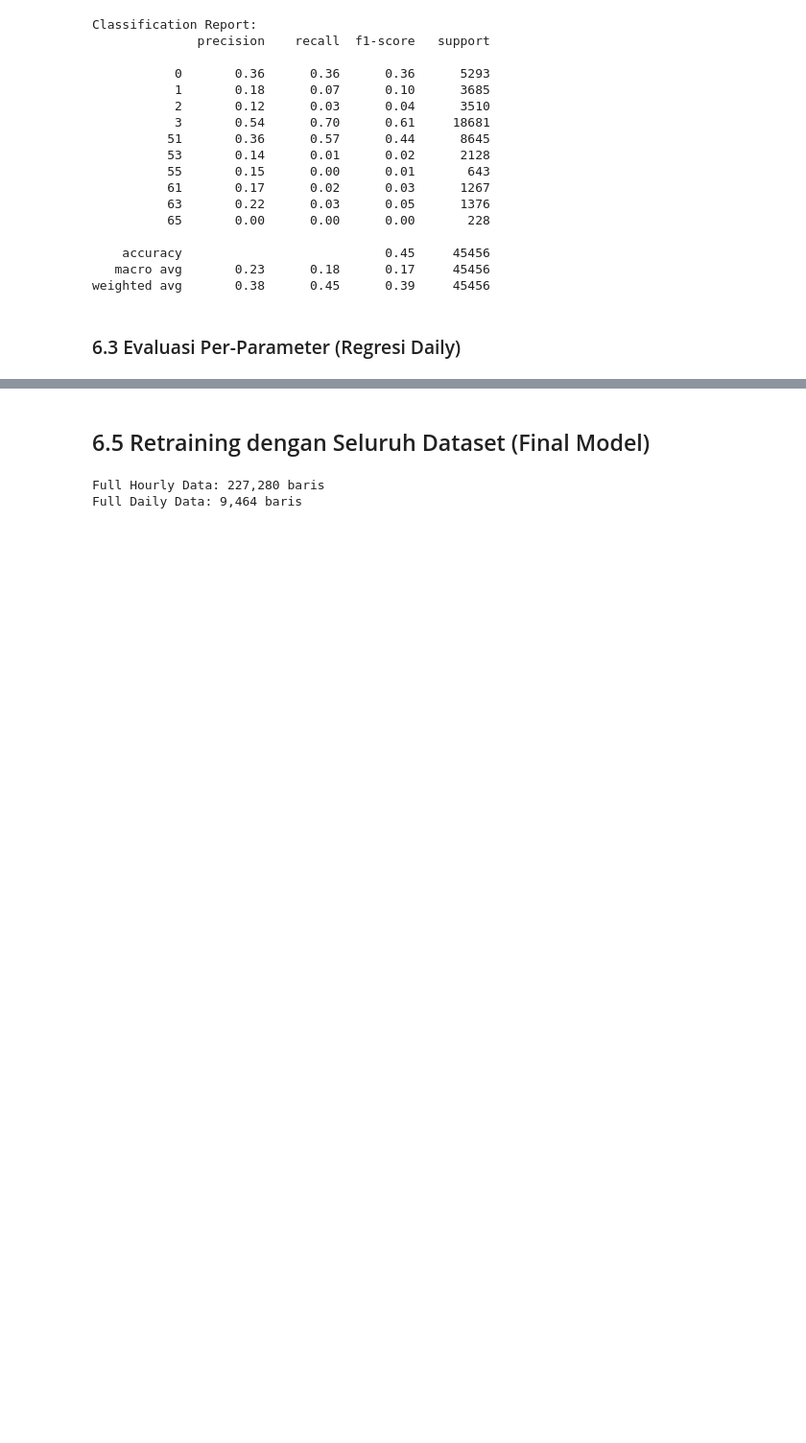
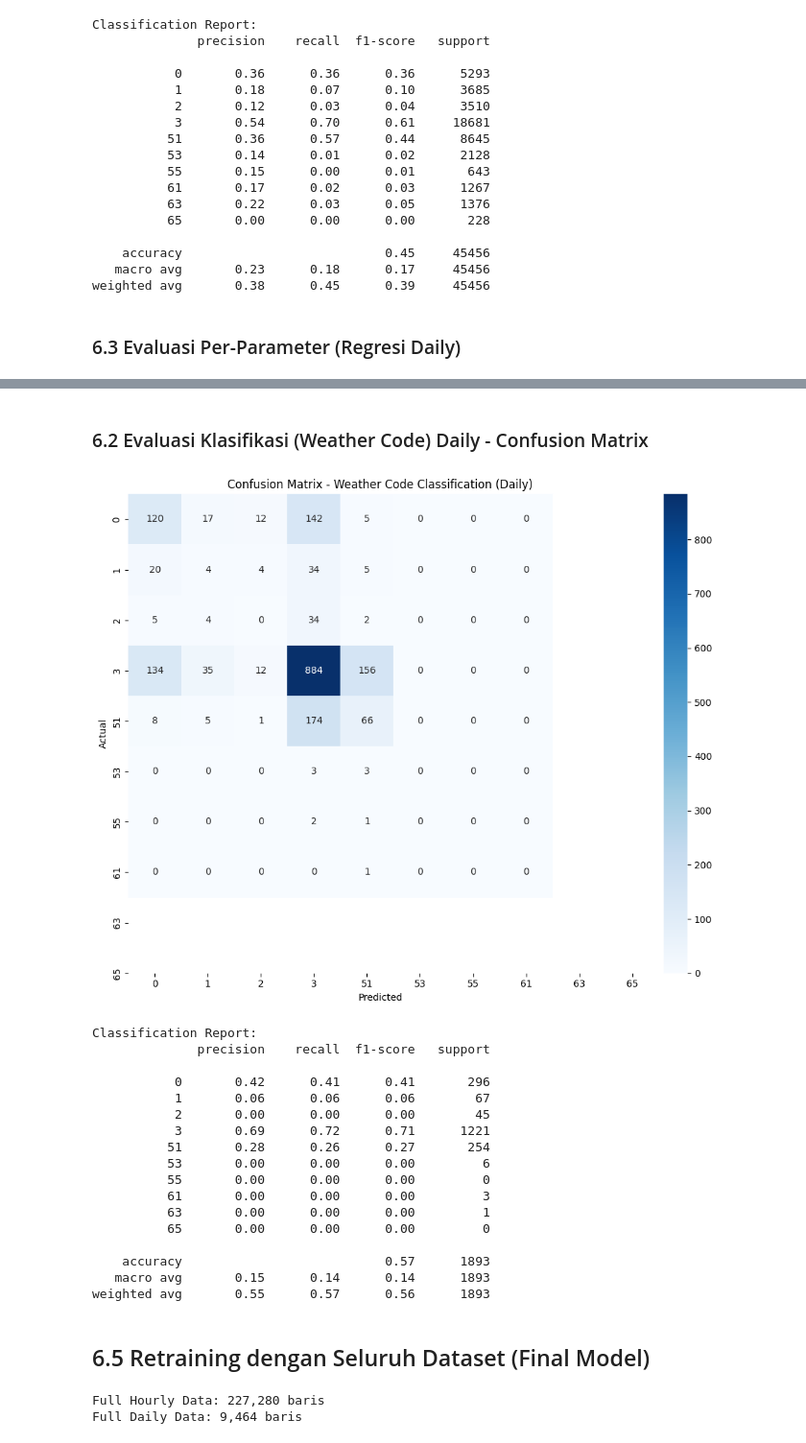
Before and after one commit to AzaniFatturFadhika/weather-iot, a Jupyter notebook: example_v2/model_training/model_weather_training.ipynb, the cells around one changed output, grey strips where cells are left out. Shown at 96% size. Drawn from its saved outputs; the diff is of its cells as text; code cells hidden in the pictures; blank space fills up the shorter version.

Commit message:
feat: update weather training notebook v1

```diff
--- a/example_v2/model_training/model_weather_training.ipynb
+++ b/example_v2/model_training/model_weather_training.ipynb
@@ -881,3 +889,57 @@ EVALUASI PER-PARAMETER (REGRESI DAILY)
+# %% [markdown]
+### 6.2 Evaluasi Klasifikasi (Weather Code) Daily - Confusion Matrix
+# %%
+# Confusion Matrix untuk klasifikasi weather_code
+best_clf_model = XGBClassifier(
+    n_estimators=100,
+    random_state=42,
+    n_jobs=-1,
+    verbosity=0,
+    objective='multi:softmax',
+    num_class=num_classes_daily
+)
+best_clf_model.fit(X_daily_train, y_daily_train_clf)
+y_pred_daily_clf = best_clf_model.predict(X_daily_test)
+
+# Confusion Matrix
+cm = confusion_matrix(y_daily_test_clf, y_pred_daily_clf)
+plt.figure(figsize=(10, 8))
+# FIX: Use the correct label encoder for daily data (le_weather_code_daily)
+sns.heatmap(cm, annot=True, fmt="d", cmap="Blues",
+            xticklabels=le_weather_code_daily.classes_,
+            yticklabels=le_weather_code_daily.classes_)
+plt.title("Confusion Matrix - Weather Code Classification (Daily)")
+plt.xlabel("Predicted")
+plt.ylabel("Actual")
+plt.tight_layout()
+plt.show()
+
+print("Classification Report:")
+# FIX: Use the correct daily label encoder and add the 'labels' parameter to match.
+# Added 'zero_division=0' to prevent warnings for classes with no predictions.
+print(classification_report(y_daily_test_clf, y_pred_daily_clf,
+                          labels=le_weather_code_daily.transform(le_weather_code_daily.classes_),
+                          target_names=[str(c) for c in le_weather_code_daily.classes_],
+                          zero_division=0))
+# %% [output]
+[figure, added]
+Classification Report:
+              precision    recall  f1-score   support
+
+           0       0.42      0.41      0.41       296
+           1       0.06      0.06      0.06        67
+           2       0.00      0.00      0.00        45
+           3       0.69      0.72      0.71      1221
+          51       0.28      0.26      0.27       254
+          53       0.00      0.00      0.00         6
+          55       0.00      0.00      0.00         0
+          61       0.00      0.00      0.00         3
+          63       0.00      0.00      0.00         1
+          65       0.00      0.00      0.00         0
+
+    accuracy                           0.57      1893
+   macro avg       0.15      0.14      0.14      1893
+weighted avg       0.55      0.57      0.56      1893
 # %% [markdown]
 ## 6.5 Retraining dengan Seluruh Dataset (Final Model)
 # %%
```
Also changed, not shown: parts of 24 cells of this notebook.
